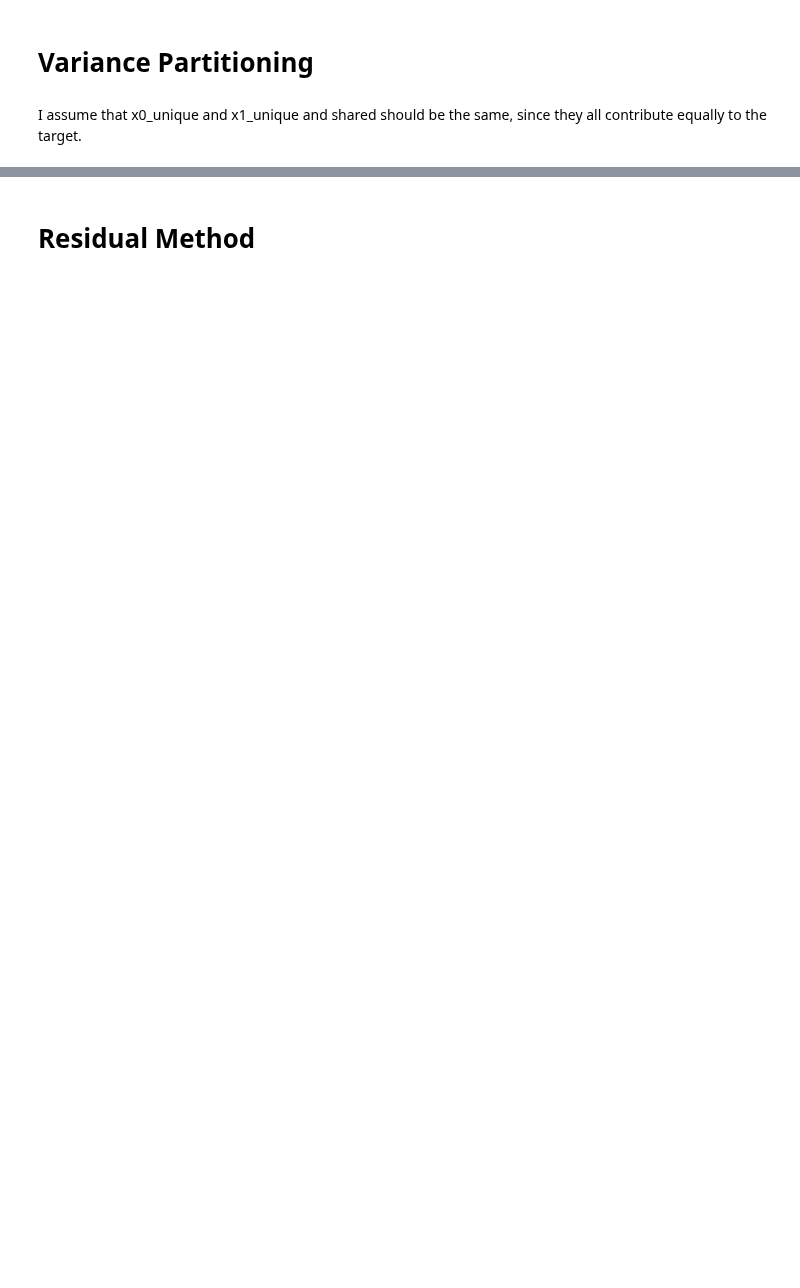
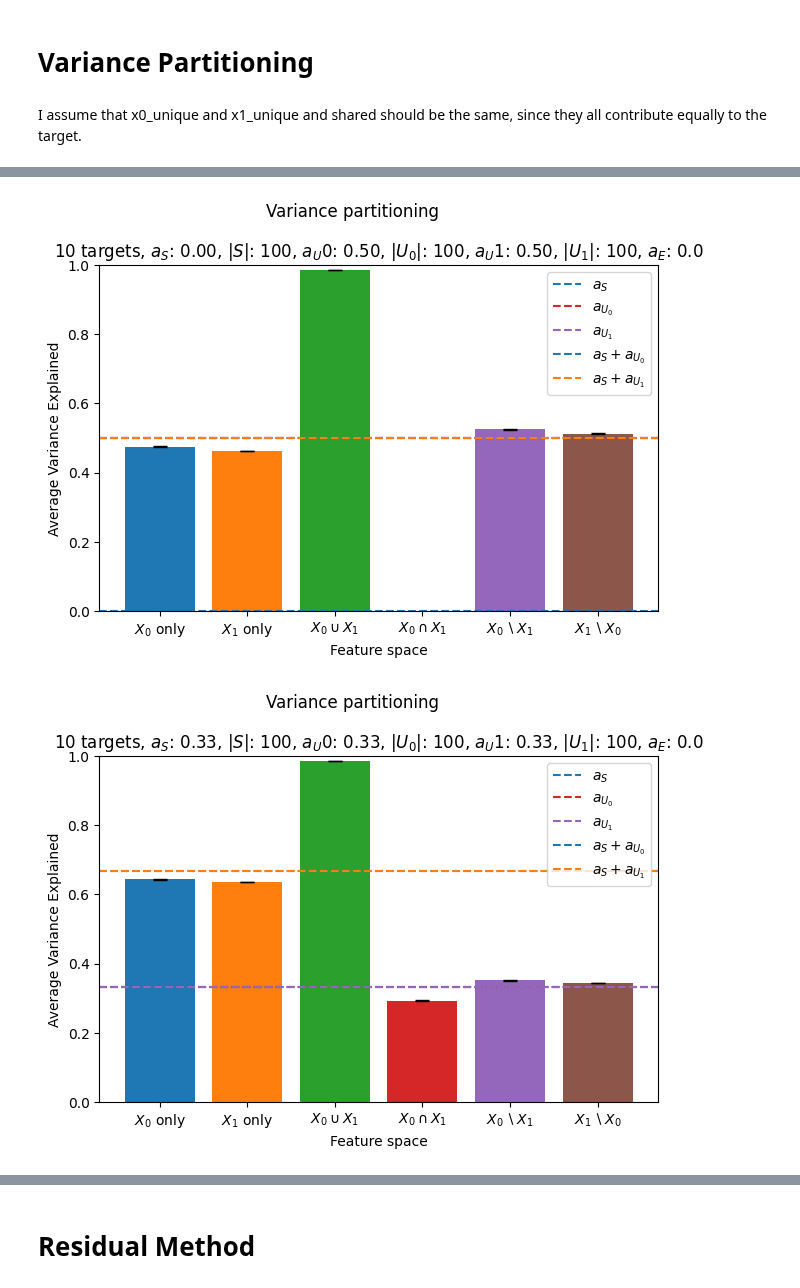
Before and after one commit to leo-schultheiss/compare_variance_residual, a Jupyter notebook: compare_variance_residual/simulated/sanity_checks.ipynb, the cells around one changed output, grey strips where cells are left out. Cells and saved outputs as stored; diff of their text form; code cells hidden in the pictures; blank space fills up the shorter version.

```diff
--- a/compare_variance_residual/simulated/sanity_checks.ipynb
+++ b/compare_variance_residual/simulated/sanity_checks.ipynb
@@ -40,0 +105,12 @@ plt.show()
+# %%
+for shared_scalar in [0.0, 1 / 3, 2 / 3, 1.0]:
+    _scalars = [shared_scalar, (1 - shared_scalar) / 2, (1 - shared_scalar) / 2]
+    (Xs_train, Xs_test, Y_train, Y_test) = generate_dataset(feature_space_dimensions, _scalars, n_targets,
+                                                            n_samples_train, n_samples_test, noise)
+    (score_0, score_1, joint_score, shared, x0_unique, x1_unique) = variance_partitioning(Xs_train, Xs_test, Y_train,
+                                                                                          Y_test, cv=cv)
+    errorbar(score_0, score_1, joint_score, shared, x0_unique, x1_unique, feature_space_dimensions, _scalars, n_targets,
+             n_samples_train, n_samples_test, noise)
+# %% [output]
+[figure, added]
+[figure, added]
```
Also changed, not shown: parts of 10 cells of this notebook, 3 other files.
